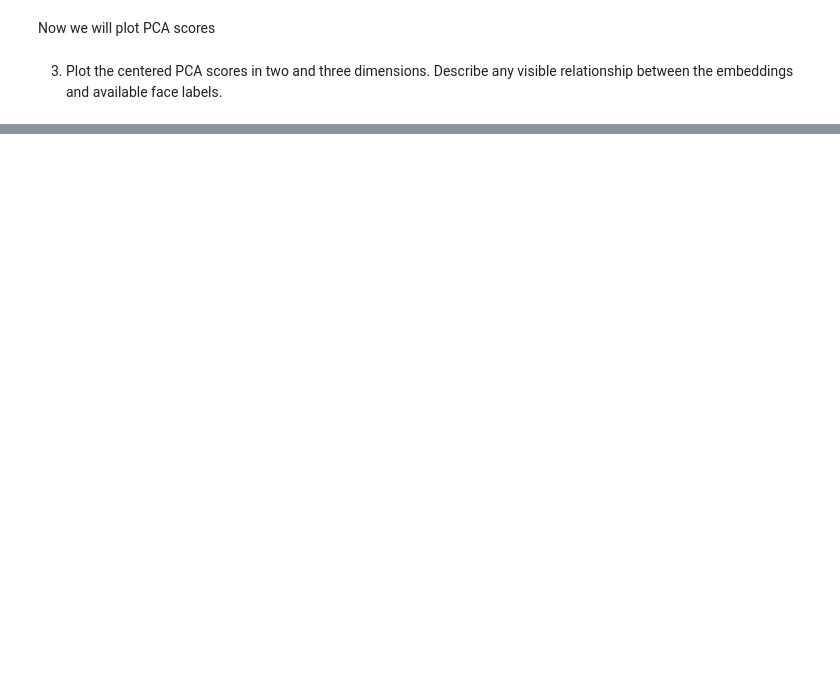
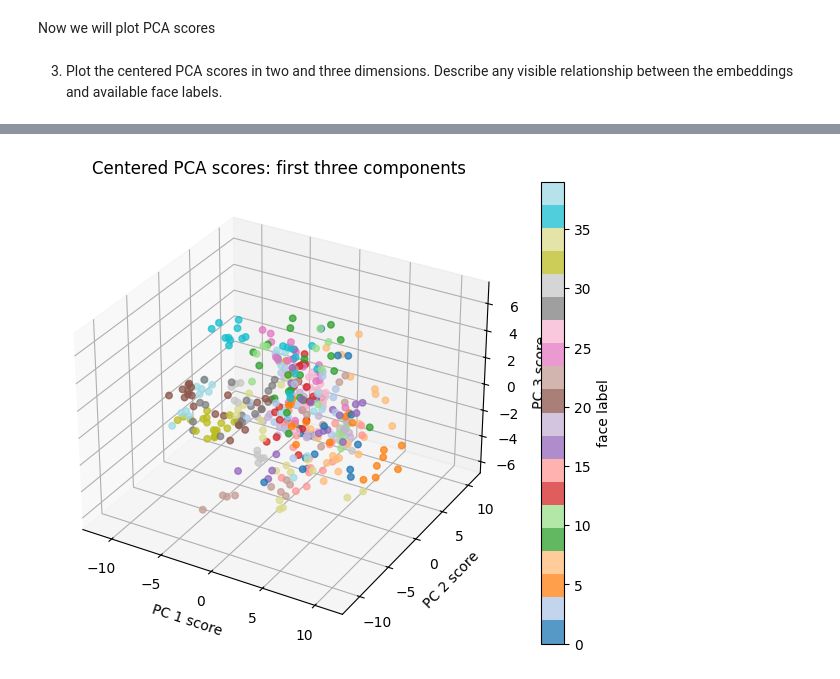
Before and after one commit to maxmartin40/Math-6610-Projects, a Jupyter notebook: Homework4.ipynb, the cells around one changed output, grey strips where cells are left out. Cells and saved outputs as stored; diff of their text form; code cells hidden in the pictures; blank space fills up the shorter version.

```diff
--- a/Homework4.ipynb
+++ b/Homework4.ipynb
@@ -195,0 +291,18 @@ plt.show()
+# %%
+# 3D PCA-score plot
+fig = plt.figure(figsize=(8, 6))
+ax = fig.add_subplot(projection="3d")
+
+scatter = ax.scatter(scores[:, 0], scores[:, 1], scores[:, 2],
+                     c=labels, cmap="tab20",
+                     s=22, alpha=0.75)
+
+ax.set_xlabel("PC 1 score")
+ax.set_ylabel("PC 2 score")
+ax.set_zlabel("PC 3 score")
+ax.set_title("Centered PCA scores: first three components")
+
+fig.colorbar(scatter, ax=ax, label="face label")
+plt.show()
+# %% [output]
+[figure, added]
```
Also changed, not shown: parts of 10 cells of this notebook.
